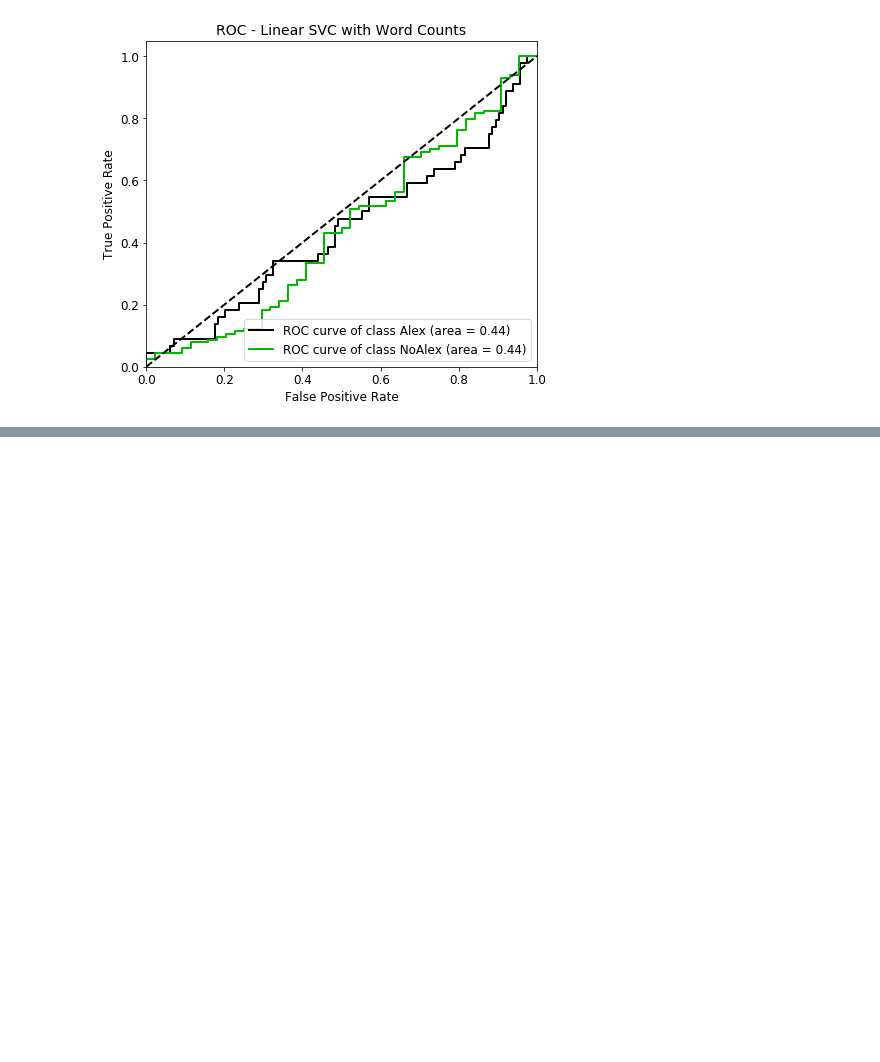
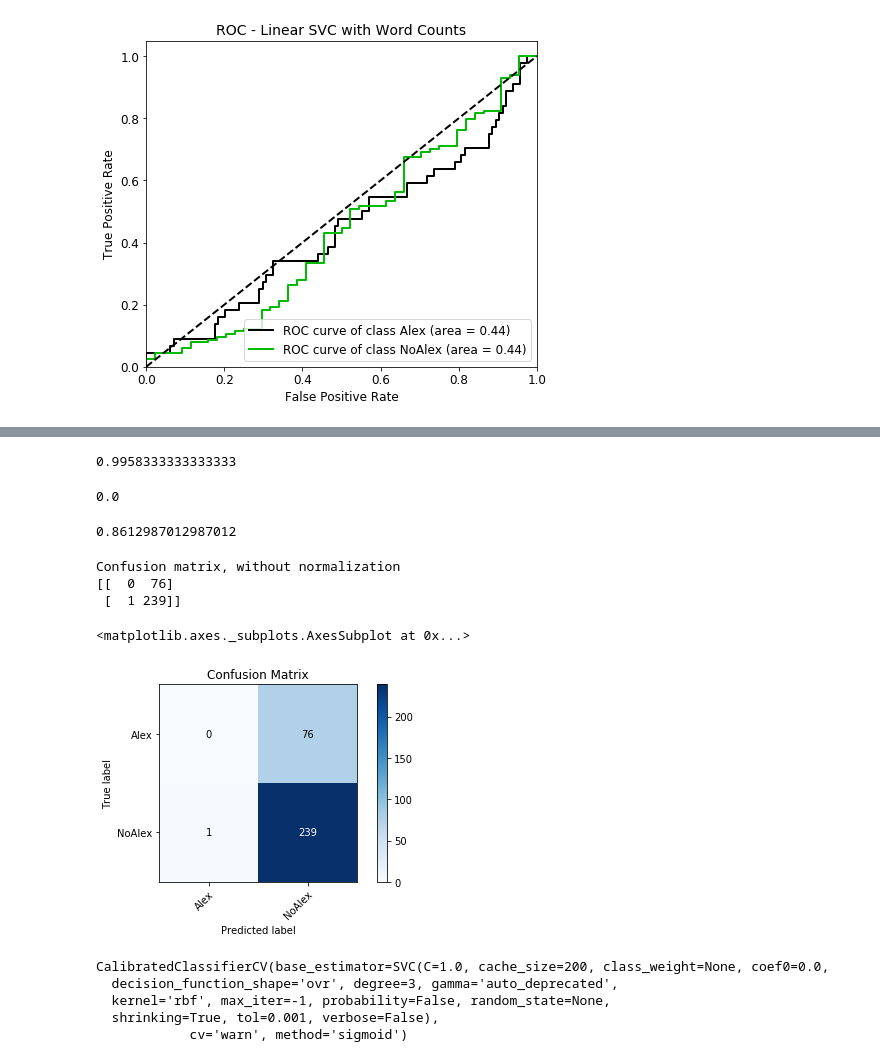
Before and after one commit to psicobotica/prolexitim-analytics, a Jupyter notebook: detectors/DProlex_v3.ipynb, the cells around one changed output, grey strips where cells are left out. Saved outputs shown, nothing was run; the diff lists cells and outputs as text; code cells hidden in the pictures; blank space fills up the shorter version.

```diff
--- a/detectors/DProlex_v3.ipynb
+++ b/detectors/DProlex_v3.ipynb
@@ -861,0 +873,2 @@ eval_df
+# %%
+svc_tfidf_pipe = Pipeline([("tfidf_vectorizer", TfidfVectorizer(analyzer=lambda x: x)), ("linear svc tfidf", SVC(kernel="linear"))])
@@ -861,0 +924,5 @@ eval_df
+# %%
+noalex_recall = scores['test_score'].mean()
+noalex_recall
+# %% [output]
+0.9958333333333333
@@ -861,0 +933,5 @@ eval_df
+# %%
+alex_f1 = scores['test_score'].mean()
+alex_f1
+# %% [output]
+0.0
@@ -861,0 +942,37 @@ eval_df
+# %%
+noalex_f1 = scores['test_score'].mean()
+noalex_f1
+# %% [output]
+0.8612987012987012
+# %%
+# CONFUSION MATRIX PLOT
+from sklearn.model_selection import cross_val_predict
+from sklearn.metrics import confusion_matrix
+np.set_printoptions(precision=2)
+y_pred = cross_val_predict(svc_tfidf_pipe, X, y, cv=10)
+plot_confusion_matrix(y, y_pred, classes=['Alex', 'NoAlex'],
+                      title='Confusion Matrix')
+# %% [output]
+Confusion matrix, without normalization
+[[  0  76]
+ [  1 239]]
+<matplotlib.axes._subplots.AxesSubplot at 0x...>
+[figure, added]
+# %%
+# Get probas for SVC predictions
+from sklearn.calibration import CalibratedClassifierCV
+from sklearn.model_selection import train_test_split
+
+X_train, X_test, y_train, y_test = train_test_split(X, y, test_size=0.5, random_state=42)
+
+svm = SVC()
+clf = CalibratedClassifierCV(svm)
+vectorizer = TfidfVectorizer(analyzer=lambda x: x, binary=True)
+Xtrainvecs = vectorizer.fit_transform(X_train)
+clf.fit(Xtrainvecs, y_train)
+# %% [output]
+CalibratedClassifierCV(base_estimator=SVC(C=1.0, cache_size=200, class_weight=None, coef0=0.0,
+  decision_function_shape='ovr', degree=3, gamma='auto_deprecated',
+  kernel='rbf', max_iter=-1, probability=False, random_state=None,
+  shrinking=True, tol=0.001, verbose=False),
+            cv='warn', method='sigmoid')
```
Also changed, not shown: parts of 19 cells of this notebook.
